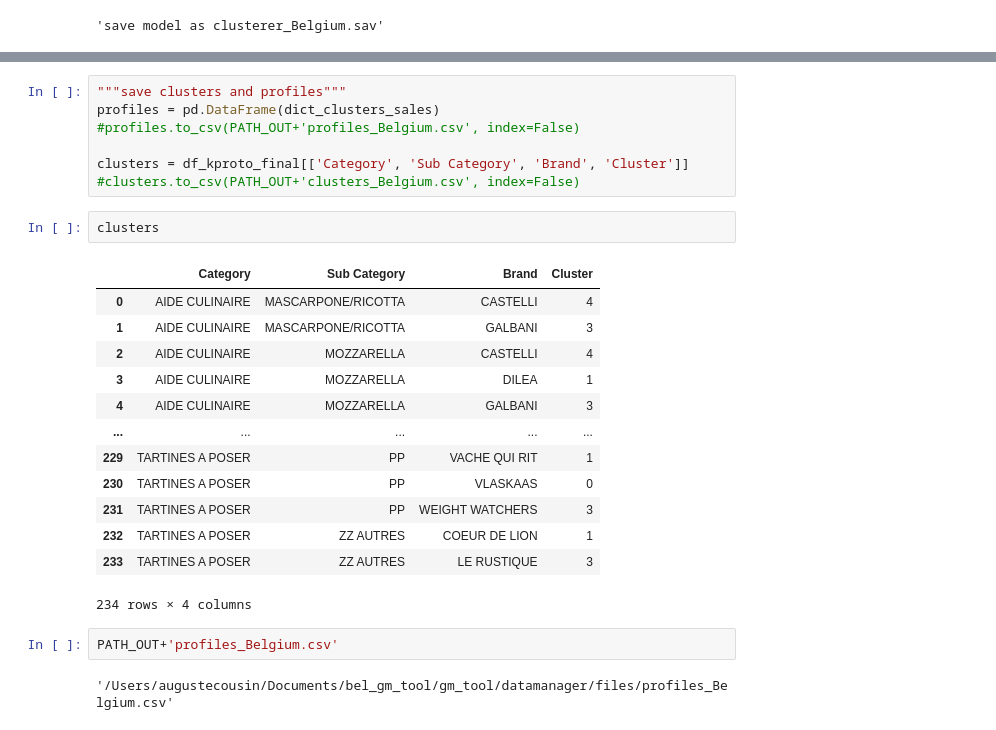
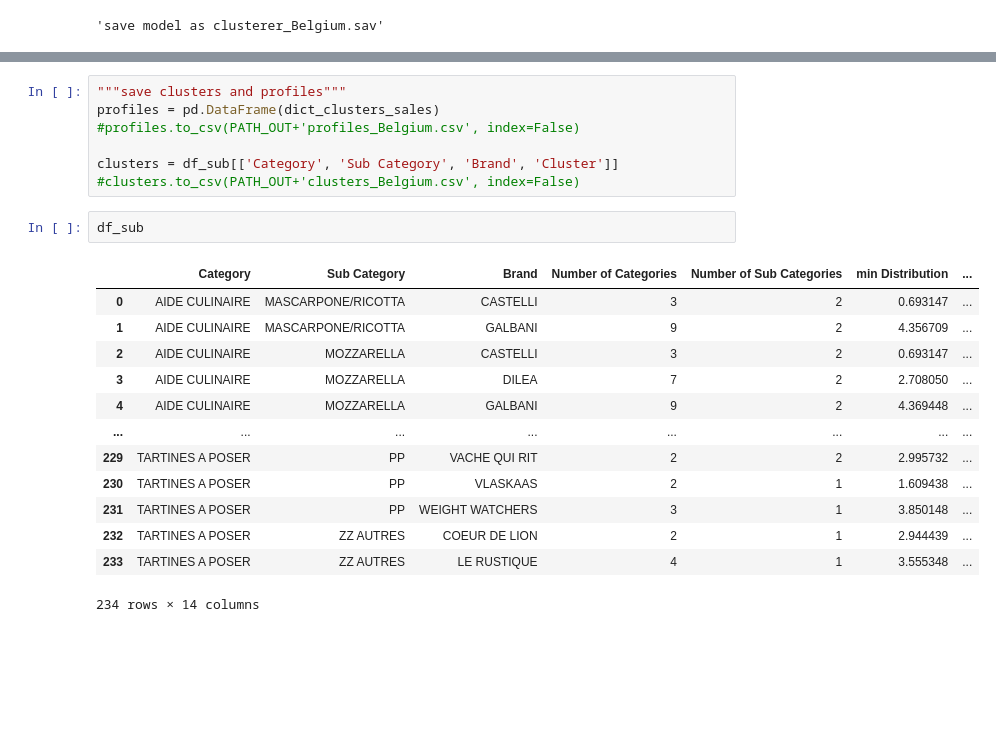
Before and after one commit to rayane-pivot/bel-bel-2022-growth-modelling-gm_tool, a Jupyter notebook: model/clusterer.ipynb, the cells around one changed output, grey strips where cells are left out. Saved outputs shown, nothing was run; the diff lists cells and outputs as text; blank space fills up the shorter version.

```diff
--- a/model/clusterer.ipynb
+++ b/model/clusterer.ipynb
@@ -187,25 +174,21 @@ See the caveats in the documentation: https://pandas.pydata.org/pandas-docs/stab
 profiles = pd.DataFrame(dict_clusters_sales)
 #profiles.to_csv(PATH_OUT+'profiles_Belgium.csv', index=False)
 
-clusters = df_kproto_final[['Category', 'Sub Category', 'Brand', 'Cluster']]
+clusters = df_sub[['Category', 'Sub Category', 'Brand', 'Cluster']]
 #clusters.to_csv(PATH_OUT+'clusters_Belgium.csv', index=False)
-# %%
-clusters
-# %% [output]
-|  | Category | Sub Category | Brand | Cluster |
-| 0 | AIDE CULINAIRE | MASCARPONE/RICOTTA | CASTELLI | 4 |
-| 1 | AIDE CULINAIRE | MASCARPONE/RICOTTA | GALBANI | 3 |
-| 2 | AIDE CULINAIRE | MOZZARELLA | CASTELLI | 4 |
-| 3 | AIDE CULINAIRE | MOZZARELLA | DILEA | 1 |
-| 4 | AIDE CULINAIRE | MOZZARELLA | GALBANI | 3 |
-| ... | ... | ... | ... | ... |
-| 229 | TARTINES A POSER | PP | VACHE QUI RIT | 1 |
-| 230 | TARTINES A POSER | PP | VLASKAAS | 0 |
-| 231 | TARTINES A POSER | PP | WEIGHT WATCHERS | 3 |
-| 232 | TARTINES A POSER | ZZ AUTRES | COEUR DE LION | 1 |
-| 233 | TARTINES A POSER | ZZ AUTRES | LE RUSTIQUE | 3 |
-234 rows × 4 columns
-# %%
-PATH_OUT+'profiles_Belgium.csv'
-# %% [output]
-'/Users/augustecousin/Documents/bel_gm_tool/gm_tool/datamanager/files/profiles_Belgium.csv'
+# %%
+df_sub
+# %% [output]
+|  | Category | Sub Category | Brand | Number of Categories | Number of Sub Categories | min Distribution | ... |
+| 0 | AIDE CULINAIRE | MASCARPONE/RICOTTA | CASTELLI | 3 | 2 | 0.693147 | ... |
+| 1 | AIDE CULINAIRE | MASCARPONE/RICOTTA | GALBANI | 9 | 2 | 4.356709 | ... |
+| 2 | AIDE CULINAIRE | MOZZARELLA | CASTELLI | 3 | 2 | 0.693147 | ... |
+| 3 | AIDE CULINAIRE | MOZZARELLA | DILEA | 7 | 2 | 2.708050 | ... |
+| 4 | AIDE CULINAIRE | MOZZARELLA | GALBANI | 9 | 2 | 4.369448 | ... |
+| ... | ... | ... | ... | ... | ... | ... | ... |
+| 229 | TARTINES A POSER | PP | VACHE QUI RIT | 2 | 2 | 2.995732 | ... |
+| 230 | TARTINES A POSER | PP | VLASKAAS | 2 | 1 | 1.609438 | ... |
+| 231 | TARTINES A POSER | PP | WEIGHT WATCHERS | 3 | 1 | 3.850148 | ... |
+| 232 | TARTINES A POSER | ZZ AUTRES | COEUR DE LION | 2 | 1 | 2.944439 | ... |
+| 233 | TARTINES A POSER | ZZ AUTRES | LE RUSTIQUE | 4 | 1 | 3.555348 | ... |
+234 rows × 14 columns
```
Also changed, not shown: parts of 18 cells of this notebook, 2 other files.
